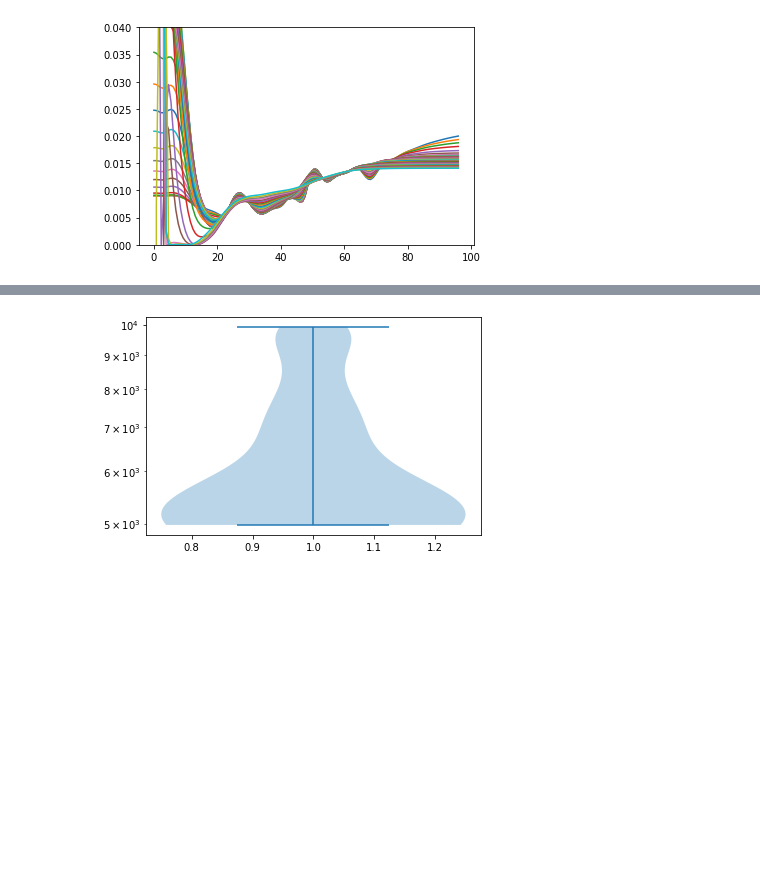
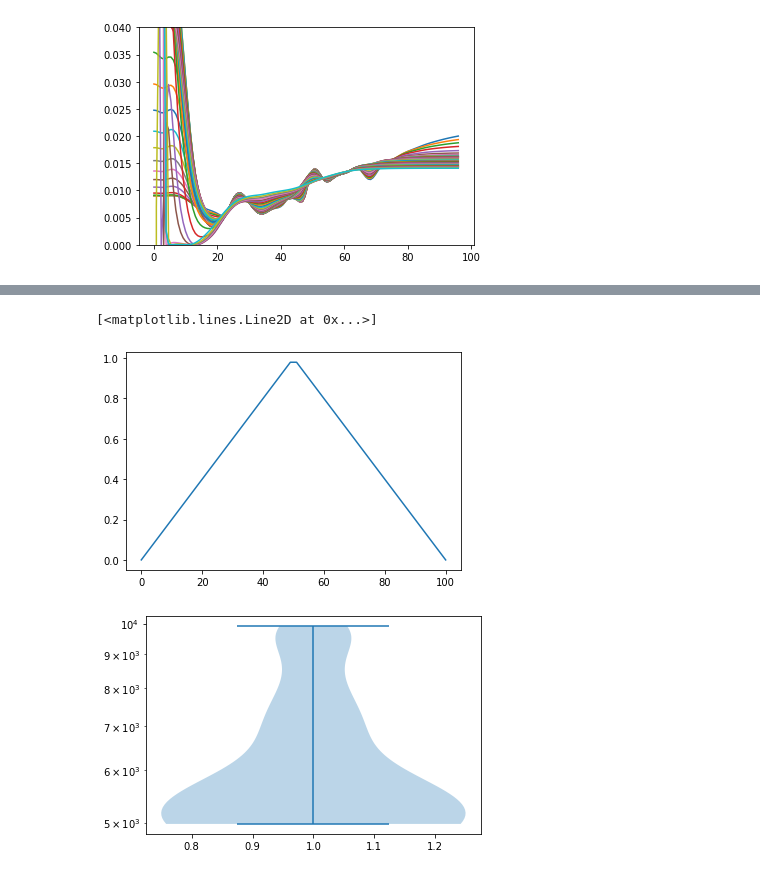
Before and after one commit to dwu402/pypei, a Jupyter notebook: samoa-data.ipynb, the cells around one changed output, grey strips where cells are left out. Cells and saved outputs as stored; diff of their text form; code cells hidden in the pictures; blank space fills up the shorter version.

```diff
--- a/samoa-data.ipynb
+++ b/samoa-data.ipynb
@@ -267,3 +284,8 @@ for i in range(30,70):
+# %%
+plt.plot(np.linspace(0,100), 1-2*np.abs((np.linspace(0,100)/100-0.5)))
+# %% [output]
+[<matplotlib.lines.Line2D at 0x...>]
+[figure, added]
 # %%
 plt.violinplot([getx(sols[i]['x'])[-2][-1] for i in range(100)])
 plt.yscale('log')
```
Also changed, not shown: parts of 2 cells of this notebook.
